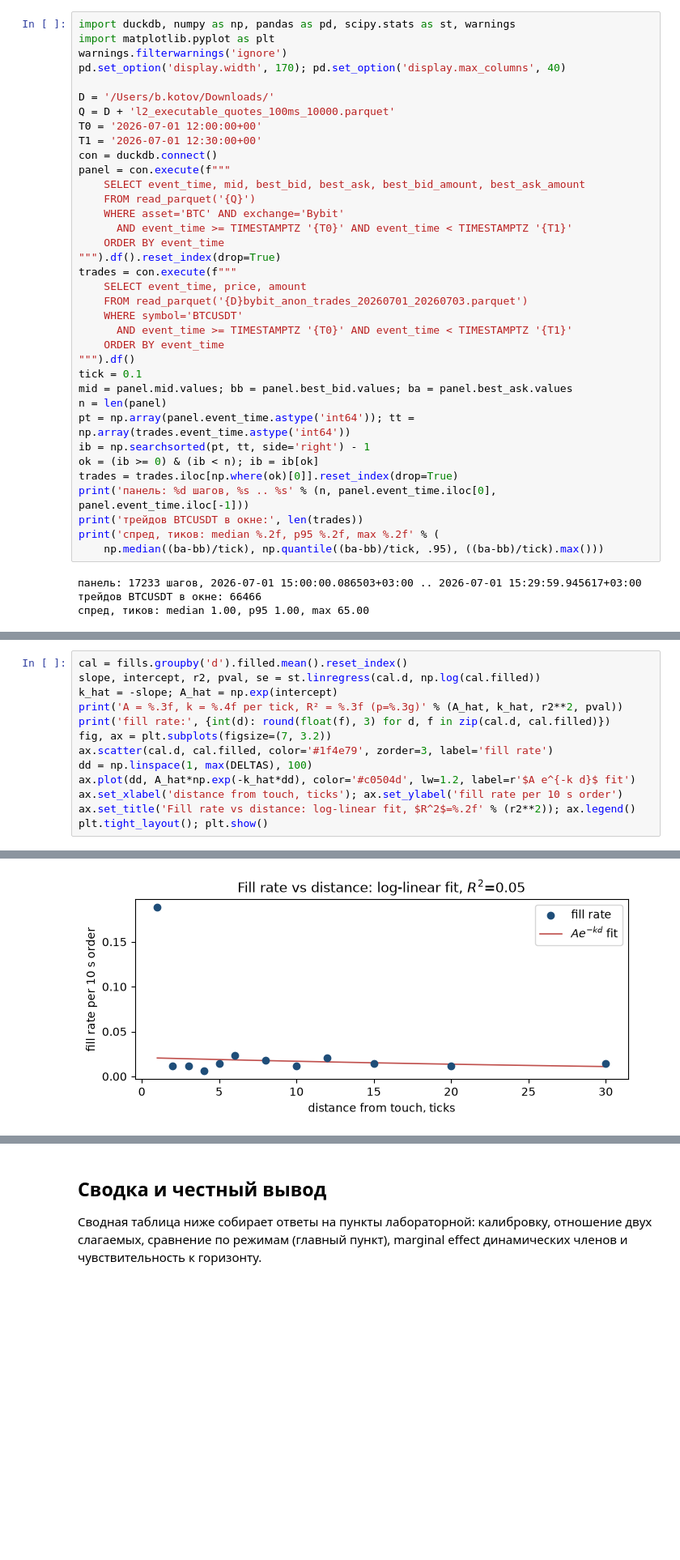
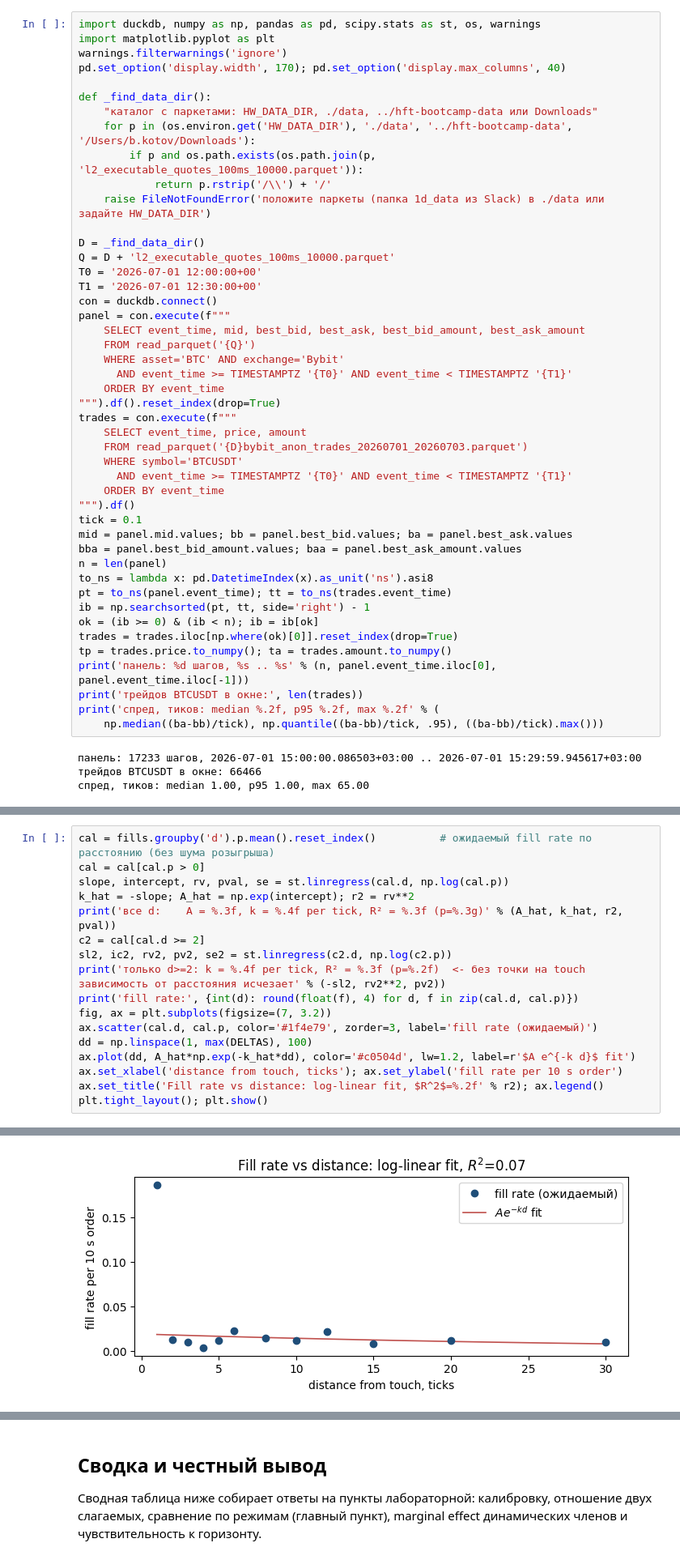
Before and after one commit to KotovBoris/hft-bootcamp, a Jupyter notebook: hw15.ipynb, the cells around one changed output, grey strips where cells are left out. Shown at 81% size. Drawn from its saved outputs; the diff is of its cells as text; blank space fills up the shorter version.

```diff
--- a/hw15.ipynb
+++ b/hw15.ipynb
@@ -21,10 +23,17 @@ $s$ — mid, $q$ — инвентарь, $\gamma$ — risk aversion (фикси
 # %%
-import duckdb, numpy as np, pandas as pd, scipy.stats as st, warnings
+import duckdb, numpy as np, pandas as pd, scipy.stats as st, os, warnings
 import matplotlib.pyplot as plt
 warnings.filterwarnings('ignore')
 pd.set_option('display.width', 170); pd.set_option('display.max_columns', 40)
 
-D = '/Users/b.kotov/Downloads/'
+def _find_data_dir():
+    "каталог с паркетами: HW_DATA_DIR, ./data, ../hft-bootcamp-data или Downloads"
+    for p in (os.environ.get('HW_DATA_DIR'), './data', '../hft-bootcamp-data', '/Users/b.kotov/Downloads'):
+        if p and os.path.exists(os.path.join(p, 'l2_executable_quotes_100ms_10000.parquet')):
+            return p.rstrip('/\\') + '/'
+    raise FileNotFoundError('положите паркеты (папка 1d_data из Slack) в ./data или задайте HW_DATA_DIR')
+
+D = _find_data_dir()
 Q = D + 'l2_executable_quotes_100ms_10000.parquet'
 T0 = '2026-07-01 12:00:00+00'
 T1 = '2026-07-01 12:30:00+00'
@@ -45,11 +54,14 @@ trades = con.execute(f"""
 """).df()
 tick = 0.1
 mid = panel.mid.values; bb = panel.best_bid.values; ba = panel.best_ask.values
+bba = panel.best_bid_amount.values; baa = panel.best_ask_amount.values
 n = len(panel)
-pt = np.array(panel.event_time.astype('int64')); tt = np.array(trades.event_time.astype('int64'))
+to_ns = lambda x: pd.DatetimeIndex(x).as_unit('ns').asi8
+pt = to_ns(panel.event_time); tt = to_ns(trades.event_time)
 ib = np.searchsorted(pt, tt, side='right') - 1
 ok = (ib >= 0) & (ib < n); ib = ib[ok]
 trades = trades.iloc[np.where(ok)[0]].reset_index(drop=True)
+tp = trades.price.to_numpy(); ta = trades.amount.to_numpy()
 print('панель: %d шагов, %s .. %s' % (n, panel.event_time.iloc[0], panel.event_time.iloc[-1]))
 print('трейдов BTCUSDT в окне:', len(trades))
 print('спред, тиков: median %.2f, p95 %.2f, max %.2f' % (
@@ -154,14 +181,18 @@ fill rate и средний markout по режиму и расстоянию:
 # %%
-cal = fills.groupby('d').filled.mean().reset_index()
-slope, intercept, r2, pval, se = st.linregress(cal.d, np.log(cal.filled))
-k_hat = -slope; A_hat = np.exp(intercept)
-print('A = %.3f, k = %.4f per tick, R² = %.3f (p=%.3g)' % (A_hat, k_hat, r2**2, pval))
-print('fill rate:', {int(d): round(float(f), 3) for d, f in zip(cal.d, cal.filled)})
+cal = fills.groupby('d').p.mean().reset_index()          # ожидаемый fill rate по расстоянию (без шума розыгрыша)
+cal = cal[cal.p > 0]
+slope, intercept, rv, pval, se = st.linregress(cal.d, np.log(cal.p))
+k_hat = -slope; A_hat = np.exp(intercept); r2 = rv**2
+print('все d:    A = %.3f, k = %.4f per tick, R² = %.3f (p=%.3g)' % (A_hat, k_hat, r2, pval))
+c2 = cal[cal.d >= 2]
+sl2, ic2, rv2, pv2, se2 = st.linregress(c2.d, np.log(c2.p))
+print('только d>=2: k = %.4f per tick, R² = %.3f (p=%.2f)  <- без точки на touch зависимость от расстояния исчезает' % (-sl2, rv2**2, pv2))
+print('fill rate:', {int(d): round(float(f), 4) for d, f in zip(cal.d, cal.p)})
 fig, ax = plt.subplots(figsize=(7, 3.2))
-ax.scatter(cal.d, cal.filled, color='#1f4e79', zorder=3, label='fill rate')
+ax.scatter(cal.d, cal.p, color='#1f4e79', zorder=3, label='fill rate (ожидаемый)')
 dd = np.linspace(1, max(DELTAS), 100)
 ax.plot(dd, A_hat*np.exp(-k_hat*dd), color='#c0504d', lw=1.2, label=r'$A e^{-k d}$ fit')
 ax.set_xlabel('distance from touch, ticks'); ax.set_ylabel('fill rate per 10 s order')
-ax.set_title('Fill rate vs distance: log-linear fit, $R^2$=%.2f' % (r2**2)); ax.legend()
+ax.set_title('Fill rate vs distance: log-linear fit, $R^2$=%.2f' % r2); ax.legend()
 plt.tight_layout(); plt.show()
 # %% [output]
@@ -170,2 +202,2 @@ fill rate: {1: 0.188, 2: 0.012, 3: 0.012, 4: 0.006, 5: 0.015, 6: 0.024, 8: 0.018
-[figure, old version]
+[figure, new version]
 # %% [markdown]
```
Also changed, not shown: parts of 24 cells of this notebook.
